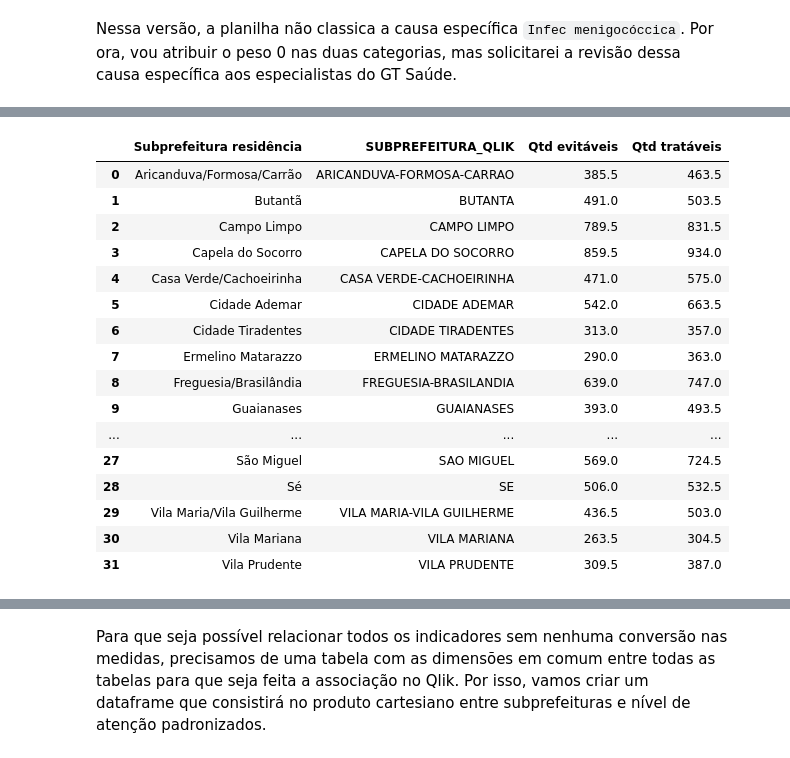
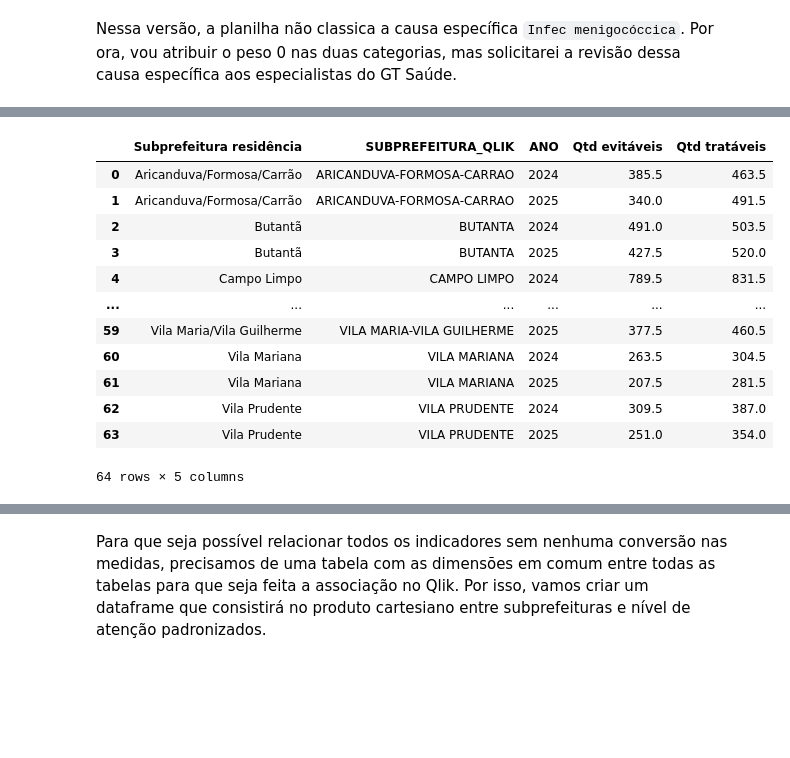
Before and after one commit to ObservatorioPoliticasTCM/datasp-dados, a Jupyter notebook: rendered_notebooks/saude/saude.ipynb, the cells around one changed output, grey strips where cells are left out. Saved outputs shown, nothing was run; the diff lists cells and outputs as text; code cells hidden in the pictures; blank space fills up the shorter version.

```diff
--- a/rendered_notebooks/saude/saude.ipynb
+++ b/rendered_notebooks/saude/saude.ipynb
@@ -379,0 +357,4 @@ df_mortalidade
+# %%
+df_mortalidade = pd.concat([load_mortalidade(ano)
+                            for ano in mortalidade_file_paths.keys()])
+df_mortalidade
@@ -380,5 +375,2 @@ df_mortalidade
 # %% [markdown]
 Primeiro, vamos excluir as linhas sobressalentes ao final do dataframe e a coluna de totalização.
-# %%
-df_mortalidade = df_mortalidade.iloc[:32]
-df_mortalidade
@@ -403,0 +377,6 @@ df_mortalidade
+# %%
+df_mortalidade = df_mortalidade.loc[~df_mortalidade.iloc[:, 1].isna()]
+df_mortalidade = df_mortalidade.loc[
+    ~df_mortalidade.iloc[:, 0].isin(['Ignorado', 'Total'])
+    ]
+df_mortalidade
@@ -427,7 +415,8 @@ df_mortalidade
 # %% [markdown]
 Em seguida, "despivotamos" a tabela.
 # %%
-df_mortalidade_ajustado = df_mortalidade.melt(id_vars=['Subprefeitura residência'],
+df_mortalidade_ajustado = df_mortalidade.melt(
+                                    id_vars=['Subprefeitura residência', 'ANO'],
                                     var_name='Causa específica',
                                     value_name='Qtd óbitos')
 df_mortalidade_ajustado
@@ -1580,31 +1553,27 @@ df_mortalidade_ajustado
 # %%
 df_mortalidade_final = (
     df_mortalidade_ajustado
     .drop(columns=['Causa específica', 'Qtd óbitos'])
-    .groupby(['Subprefeitura residência', 'SUBPREFEITURA_QLIK'])
+    .groupby(['Subprefeitura residência', 'SUBPREFEITURA_QLIK', 'ANO'])
     .sum()
     .reset_index()
 )
 
 df_mortalidade_final
 # %% [output]
-|  | Subprefeitura residência | SUBPREFEITURA_QLIK | Qtd evitáveis | Qtd tratáveis |
-| 0 | Aricanduva/Formosa/Carrão | ARICANDUVA-FORMOSA-CARRAO | 385.5 | 463.5 |
-| 1 | Butantã | BUTANTA | 491.0 | 503.5 |
-| 2 | Campo Limpo | CAMPO LIMPO | 789.5 | 831.5 |
-| 3 | Capela do Socorro | CAPELA DO SOCORRO | 859.5 | 934.0 |
-| 4 | Casa Verde/Cachoeirinha | CASA VERDE-CACHOEIRINHA | 471.0 | 575.0 |
-| 5 | Cidade Ademar | CIDADE ADEMAR | 542.0 | 663.5 |
-| 6 | Cidade Tiradentes | CIDADE TIRADENTES | 313.0 | 357.0 |
-| 7 | Ermelino Matarazzo | ERMELINO MATARAZZO | 290.0 | 363.0 |
-| 8 | Freguesia/Brasilândia | FREGUESIA-BRASILANDIA | 639.0 | 747.0 |
-| 9 | Guaianases | GUAIANASES | 393.0 | 493.5 |
-| ... | ... | ... | ... | ... |
-| 27 | São Miguel | SAO MIGUEL | 569.0 | 724.5 |
-| 28 | Sé | SE | 506.0 | 532.5 |
-| 29 | Vila Maria/Vila Guilherme | VILA MARIA-VILA GUILHERME | 436.5 | 503.0 |
-| 30 | Vila Mariana | VILA MARIANA | 263.5 | 304.5 |
-| 31 | Vila Prudente | VILA PRUDENTE | 309.5 | 387.0 |
+|  | Subprefeitura residência | SUBPREFEITURA_QLIK | ANO | Qtd evitáveis | Qtd tratáveis |
+| 0 | Aricanduva/Formosa/Carrão | ARICANDUVA-FORMOSA-CARRAO | 2024 | 385.5 | 463.5 |
+| 1 | Aricanduva/Formosa/Carrão | ARICANDUVA-FORMOSA-CARRAO | 2025 | 340.0 | 491.5 |
+| 2 | Butantã | BUTANTA | 2024 | 491.0 | 503.5 |
+| 3 | Butantã | BUTANTA | 2025 | 427.5 | 520.0 |
+| 4 | Campo Limpo | CAMPO LIMPO | 2024 | 789.5 | 831.5 |
+| ... | ... | ... | ... | ... | ... |
+| 59 | Vila Maria/Vila Guilherme | VILA MARIA-VILA GUILHERME | 2025 | 377.5 | 460.5 |
+| 60 | Vila Mariana | VILA MARIANA | 2024 | 263.5 | 304.5 |
+| 61 | Vila Mariana | VILA MARIANA | 2025 | 207.5 | 281.5 |
+| 62 | Vila Prudente | VILA PRUDENTE | 2024 | 309.5 | 387.0 |
+| 63 | Vila Prudente | VILA PRUDENTE | 2025 | 251.0 | 354.0 |
+64 rows × 5 columns
 # %%
 df_mortalidade_final['Qtd evitáveis'] = (
     df_mortalidade_final['Qtd evitáveis']
```
Also changed, not shown: parts of 39 cells of this notebook, 2 other files.
